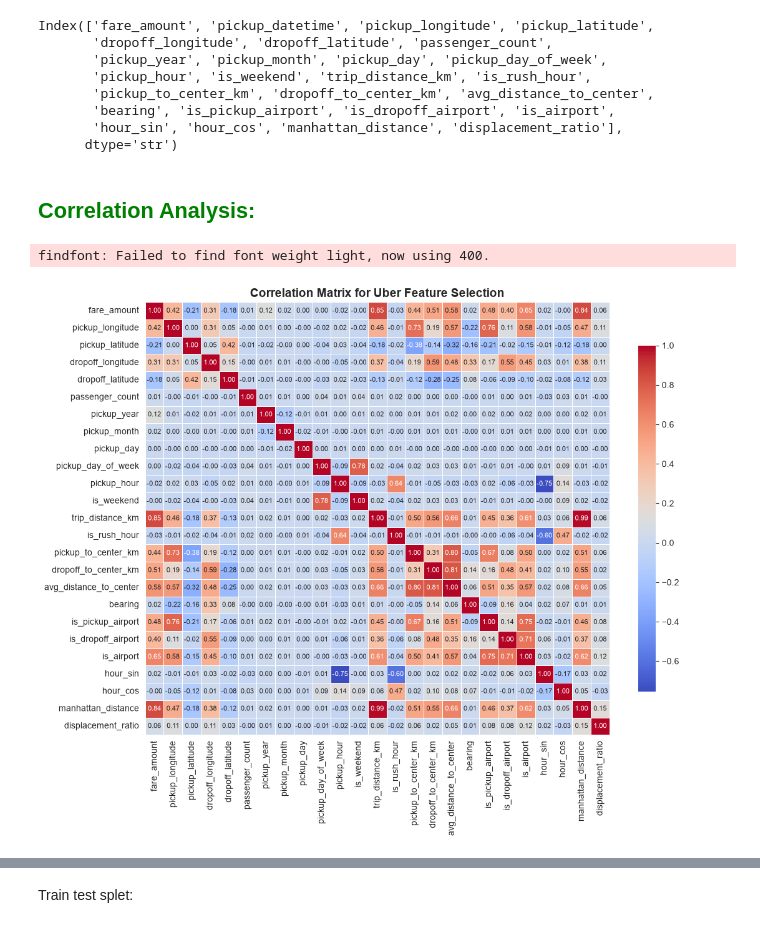
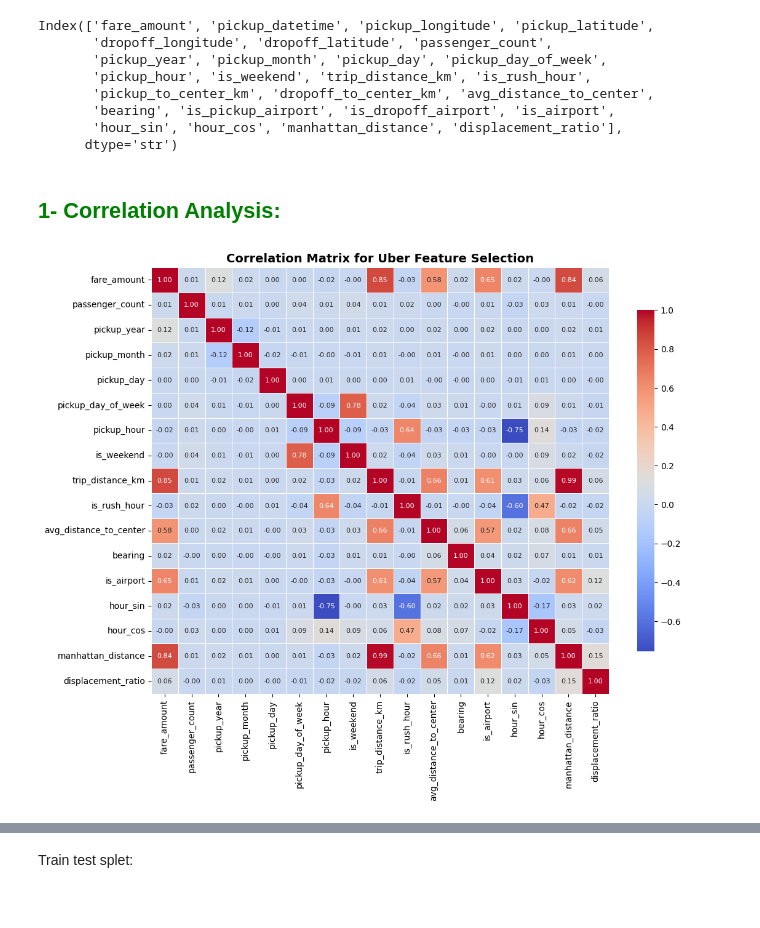
Before and after one commit to mariemmohie4-coder/Uber-Fare-Prediction-ML, a Jupyter notebook: notebooks/Feature_selection.ipynb, the cells around one changed output, grey strips where cells are left out. Saved outputs shown, nothing was run; the diff lists cells and outputs as text; code cells hidden in the pictures.

```diff
--- a/notebooks/Feature_selection.ipynb
+++ b/notebooks/Feature_selection.ipynb
@@ -31,18 +31,21 @@ Index(['fare_amount', 'pickup_datetime', 'pickup_longitude', 'pickup_latitude',
        'hour_sin', 'hour_cos', 'manhattan_distance', 'displacement_ratio'],
       dtype='str')
 # %% [markdown]
-<h2 style="color:green"> Correlation Analysis:   </h2>
+<h2 style="color:green"> 1- Correlation Analysis:   </h2>
 # %%
 
-
-corr_matrix = df.corr(numeric_only = True)
+numerical_col = ['fare_amount','passenger_count','pickup_year', 'pickup_month',
+                 'pickup_day', 'pickup_day_of_week','pickup_hour', 'is_weekend',
+                 'trip_distance_km', 'is_rush_hour', 'avg_distance_to_center',
+                 'bearing', 'is_airport','hour_sin', 'hour_cos',
+                 'manhattan_distance', 'displacement_ratio']
+corr_matrix = df[numerical_col].corr()
 plt.figure(figsize=(12, 9))
 sns.heatmap(corr_matrix, annot=True, cmap='coolwarm', fmt=".2f", linewidths=0.5, annot_kws={"size": 8, "weight": "light"}, cbar_kws={"shrink": 0.8})
 plt.title("Correlation Matrix for Uber Feature Selection", fontsize=14, fontweight='bold')
 plt.show()
 # %% [output]
-findfont: Failed to find font weight light, now using 400.
-[figure, old version]
+[figure, new version]
 # %% [markdown]
 ### Feature Selection Reference: Correlation Thresholds & Decisions
 
```
Also changed, not shown: parts of 19 cells of this notebook, 2 other files.
